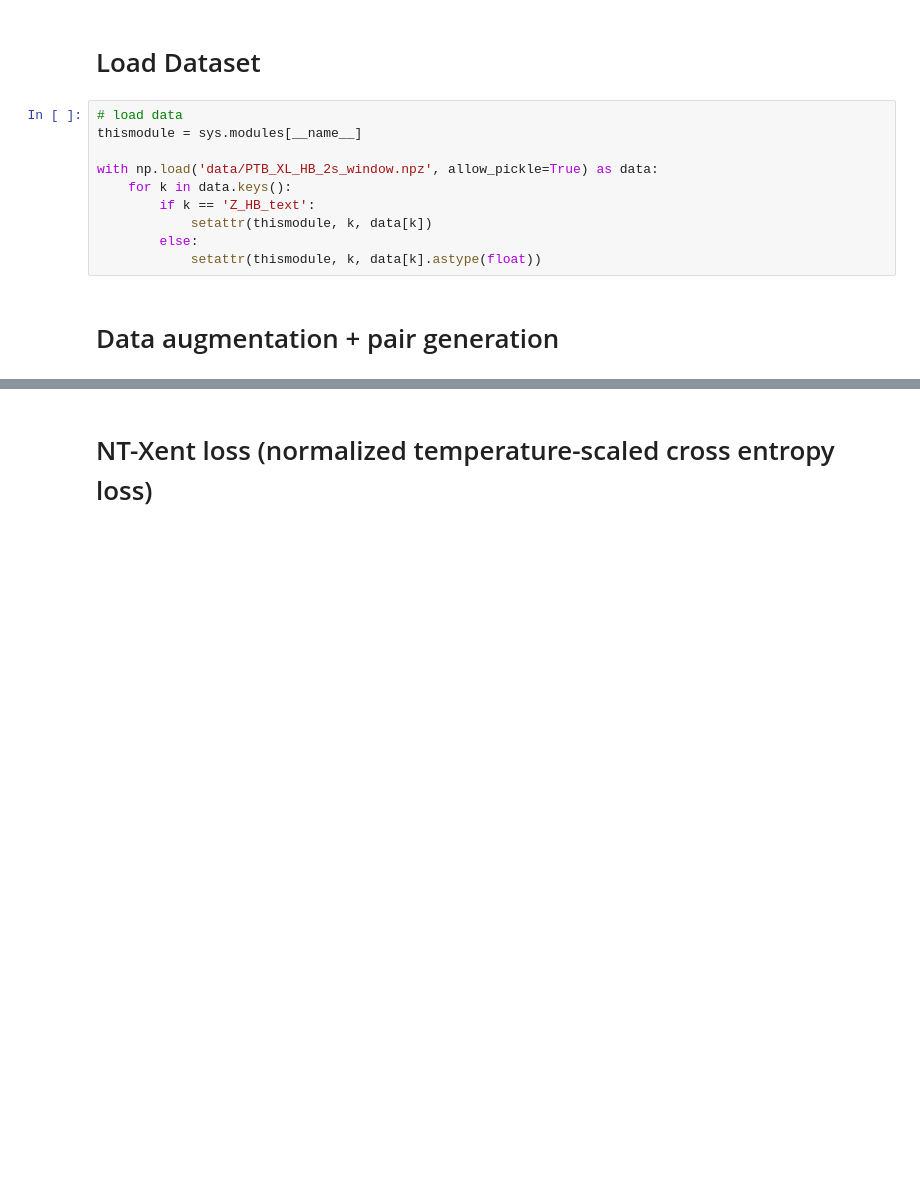
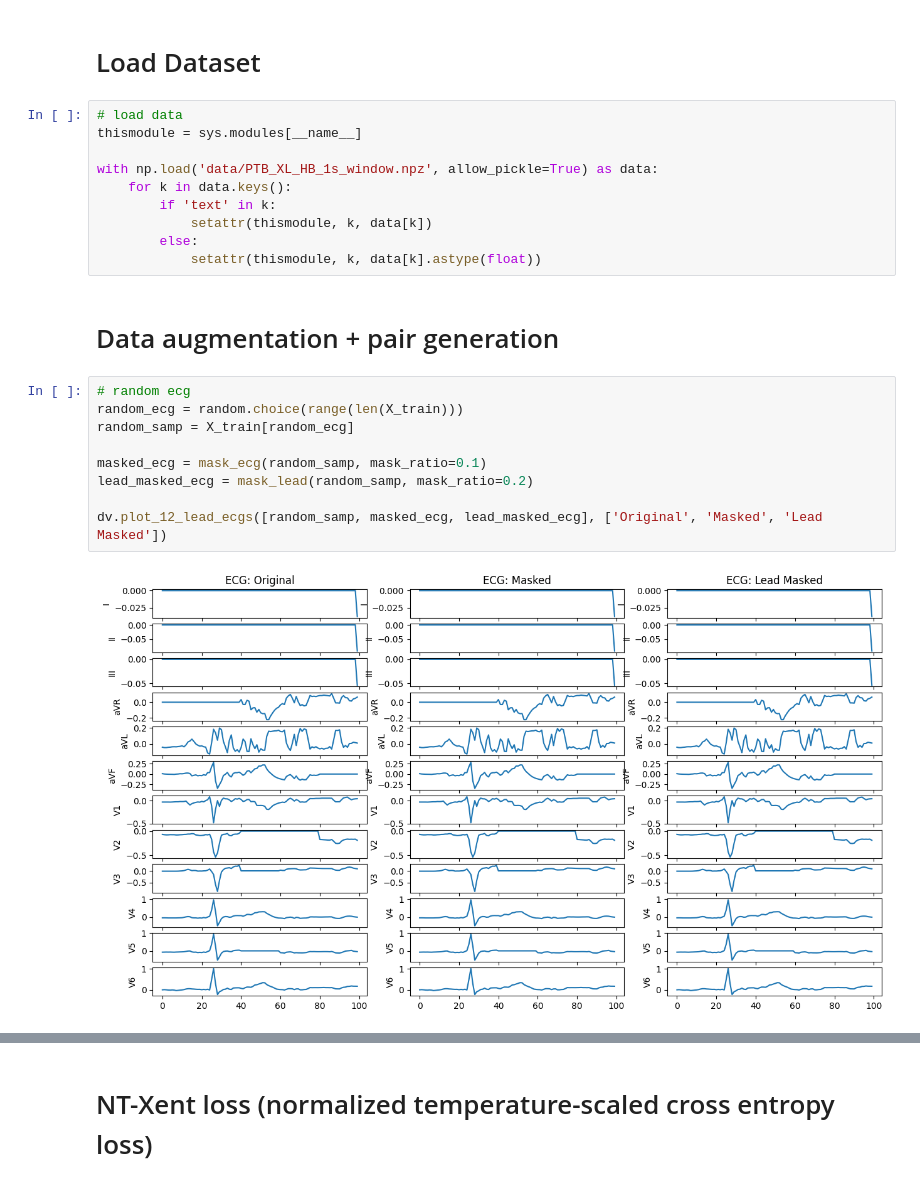
Before and after one commit to raaifhadadi/FYP, a Jupyter notebook: PTB_XL_SimCLR.ipynb, the cells around one changed output, grey strips where cells are left out. Saved outputs shown, nothing was run; the diff lists cells and outputs as text; blank space fills up the shorter version.

```diff
--- a/PTB_XL_SimCLR.ipynb
+++ b/PTB_XL_SimCLR.ipynb
@@ -27,11 +25,22 @@ To enable them in other operations, rebuild TensorFlow with the appropriate comp
 # load data
 thismodule = sys.modules[__name__]
 
-with np.load('data/PTB_XL_HB_2s_window.npz', allow_pickle=True) as data:
+with np.load('data/PTB_XL_HB_1s_window.npz', allow_pickle=True) as data:
     for k in data.keys():
-        if k == 'Z_HB_text':
+        if 'text' in k:
             setattr(thismodule, k, data[k])
         else:
             setattr(thismodule, k, data[k].astype(float))
 # %% [markdown]
 # Data augmentation + pair generation
+# %%
+# random ecg
+random_ecg = random.choice(range(len(X_train)))
+random_samp = X_train[random_ecg]
+
+masked_ecg = mask_ecg(random_samp, mask_ratio=0.1)
+lead_masked_ecg = mask_lead(random_samp, mask_ratio=0.2)
+
+dv.plot_12_lead_ecgs([random_samp, masked_ecg, lead_masked_ecg], ['Original', 'Masked', 'Lead Masked'])
+# %% [output]
+[figure, added]
```
Also changed, not shown: parts of 14 cells of this notebook, 1 other file.
